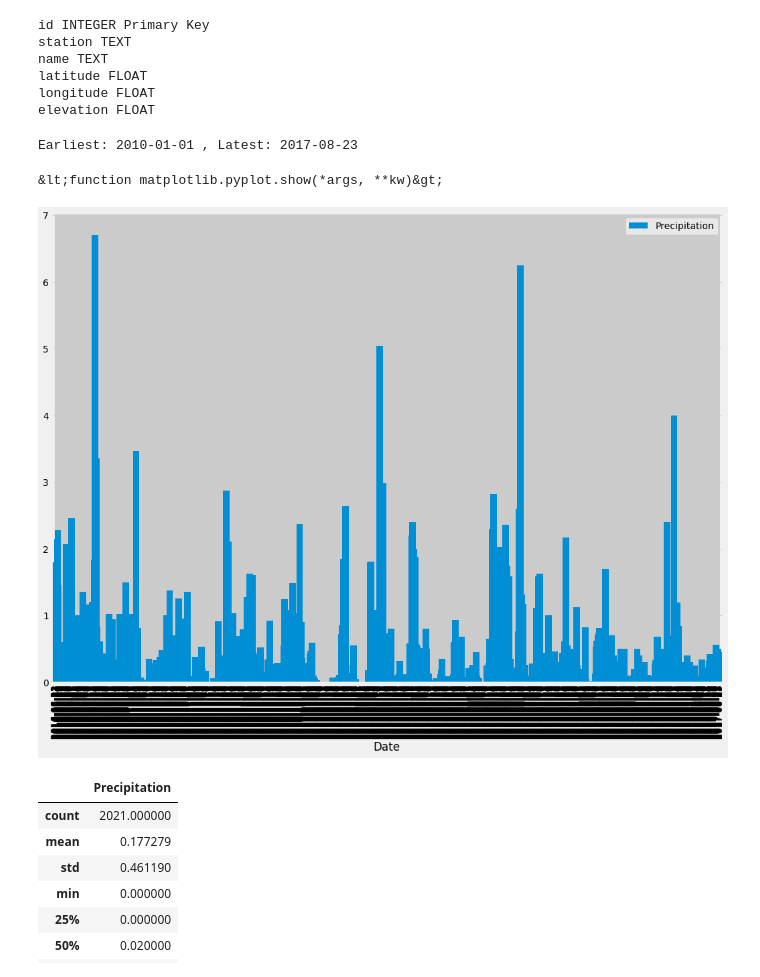
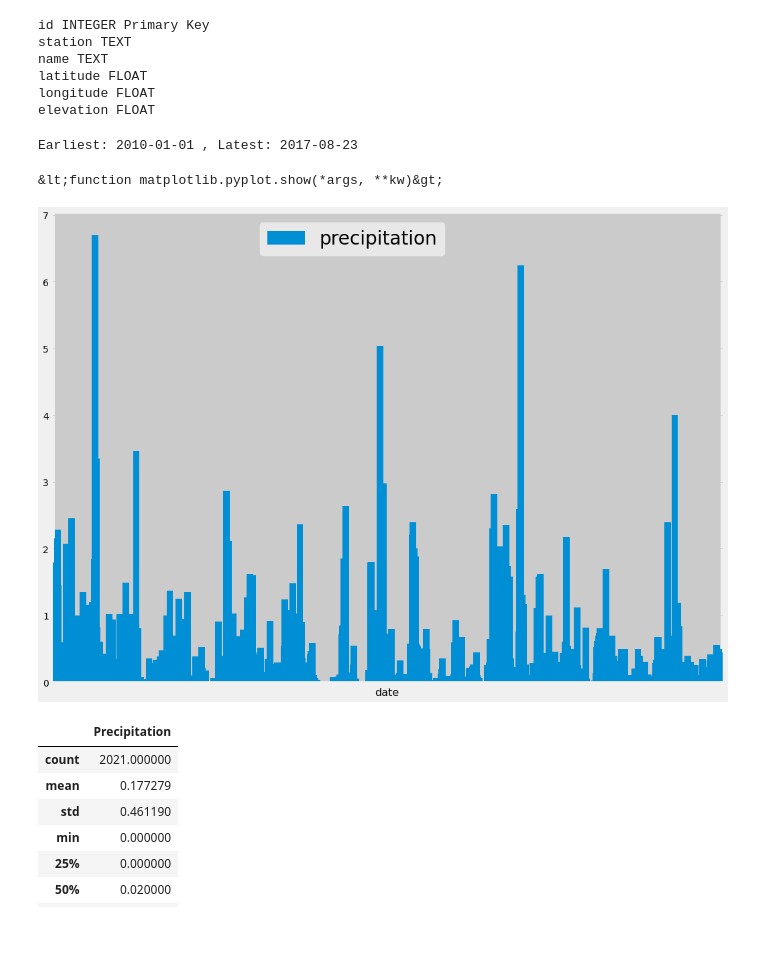
Before and after one commit to JonZagorski/sqlalchemy-challenge, a Jupyter notebook: climate_starter.ipynb, the cells around one changed output. Saved outputs shown, nothing was run; the diff lists cells and outputs as text; code cells hidden in the pictures; blank space fills up the shorter version.

```diff
--- a/climate_starter.ipynb
+++ b/climate_starter.ipynb
@@ -72,30 +72,34 @@ elevation FLOAT
 # %%
 # Design a query to retrieve the last 12 months of precipitation data and plot the results
 earlieststr = session.query(measurement.date).order_by(measurement.date).first()
 lateststr = session.query(measurement.date).order_by(measurement.date.desc()).first()
 print(f"Earliest: {earlieststr[0]} , Latest: {lateststr[0]}")
 
 # Calculate the date 1 year ago from the last data point in the database
 latestdate = dt.datetime.strptime(lateststr[0],'%Y-%m-%d')
 querydate = dt.date(latestdate.year -1, latestdate.month,latestdate.day)
 querydate
 # Perform a query to retrieve the data and precipitation scores
 
 sel = [measurement.date,measurement.prcp]
 queryresult = session.query(*sel).filter(measurement.date >= querydate).all()
 precipitation = pd.DataFrame(queryresult, columns=['Date','Precipitation'])
 precipitation = precipitation.dropna()
 
 # Save the query results as a Pandas DataFrame and set the index to the date column
 precipitation = precipitation.sort_values(['Date'], ascending=True)
 precipitation = precipitation.set_index(['Date'])
 precipitation.head()
 # Sort the dataframe by date
 
 # Use Pandas Plotting with Matplotlib to plot the data
 ax = precipitation.plot.bar(figsize=(16,12), width=20)
+ax.set_xlabel("date", fontsize=16)
+ax.set_xticklabels([])
+plt.legend(['precipitation'], fontsize=28)
+ax.get_legend()
 plt.show
 # %% [output]
 Earliest: 2010-01-01 , Latest: 2017-08-23
 &lt;function matplotlib.pyplot.show(*args, **kw)&gt;
-[figure, old version]
+[figure, new version]
```
Also changed, not shown: parts of 4 cells of this notebook.
